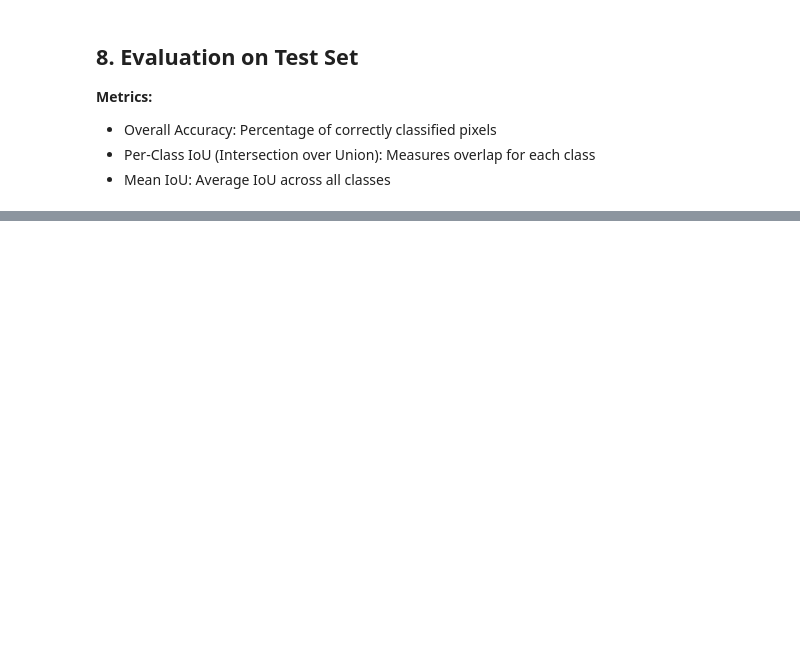
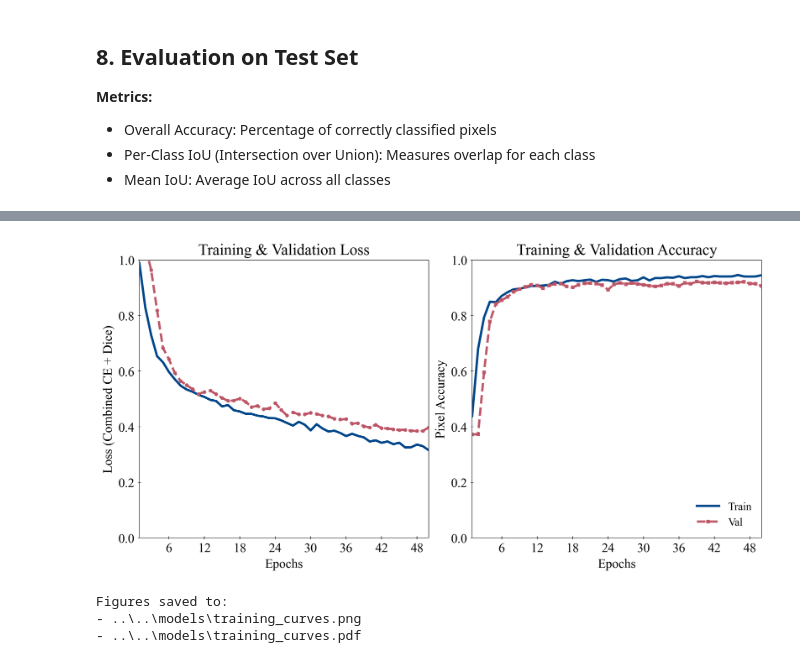
Before and after one commit to chaetries/mmTissueFilter, a Jupyter notebook: notebooks/m11_unet/m11_unet_training.ipynb, the cells around one changed output, grey strips where cells are left out. Saved outputs shown, nothing was run; the diff lists cells and outputs as text; code cells hidden in the pictures; blank space fills up the shorter version.

```diff
--- a/notebooks/m11_unet/m11_unet_training.ipynb
+++ b/notebooks/m11_unet/m11_unet_training.ipynb
@@ -773,98 +773,87 @@ def plot_publication_curves(history_df, output_dir):
         'font.size': 14,
         'axes.labelsize': 14,
         'axes.titlesize': 17,
-        'xtick.labelsize': 14,              # Larger Tick Labels
-        'ytick.labelsize': 14,              # Larger Tick Labels
+        'xtick.labelsize': 14,
+        'ytick.labelsize': 14,
         'legend.fontsize': 12,
         'figure.dpi': 300,
-        'lines.linewidth': 2.5,             # Thicker Lines
-        'axes.grid': False,                 # No Gridlines
+        'lines.linewidth': 2.5,
+        'axes.grid': False,
         'grid.alpha': 0.3,
         'grid.linestyle': '--',
     })
 
-    # Use square figure size
-    fig, (ax1, ax2) = plt.subplots(1, 2, figsize=(10, 10), constrained_layout=True)
-    fig.patch.set_alpha(0.0)  # Transparent figure background
+    # Reduced vertical height
+    fig, (ax1, ax2) = plt.subplots(1, 2, figsize=(10, 5), constrained_layout=True)
+    fig.patch.set_alpha(0.0)
 
-    # Calculate Max Epoch for consistent X-axis limit
     max_epoch = history_df['Epoch'].max()
-    border_width = 0.5  # Much smaller borders
+    border_width = 0.5
 
     for ax in [ax1, ax2]:
-        # Make subplot background transparent
         ax.patch.set_alpha(0.0)
 
-        # --- AXIS RANGES & TICKS ---
-        # Set X-axis limit precisely to the last epoch
+        # Axis ranges and ticks
         ax.set_xlim(history_df['Epoch'].min(), max_epoch)
-
-        # Set tick increments (e.g., 0, 6, 12, ...)
         ax.xaxis.set_major_locator(ticker.MultipleLocator(6))
 
-        # --- SMALLER BLACK BORDERS ---
-        ax.spines['bottom'].set_linewidth(border_width)
-        ax.spines['left'].set_linewidth(border_width)
+        # Fix Y-axis range to [0, 1]
+        ax.set_ylim(0, 1)
 
-        ax.spines['bottom'].set_color('black')
-        ax.spines['left'].set_color('black')
+        # Borders on all sides
+        for side in ['bottom', 'left', 'top', 'right']:
+            ax.spines[side].set_linewidth(border_width)
+            ax.spines[side].set_color('black')
+            ax.spines[side].set_visible(True)
 
-        # Remove top and right spines
-        ax.spines['top'].set_visible(False)
-        ax.spines['right'].set_visible(False)
-
-        # --- BLACK TICKS ---
+        # Tick styling
         ax.tick_params(axis='x', colors='black', width=border_width, direction='inout')
         ax.tick_params(axis='y', colors='black', width=border_width, direction='inout')
 
-        # Ensure tick labels are explicitly black
         for label in ax.get_xticklabels() + ax.get_yticklabels():
             label.set_color('black')
 
+    # Plot 1: Loss (no legend here)
+    ax1.plot(history_df['Epoch'], history_df['Train Loss'],
+             color='#004488', linestyle='-', label='Train')
 
-    # === PLOT 1: LOSS ===
-    ax1.plot(history_df['Epoch'], history_df['Train Loss'],
-             color='#004488', linestyle='-', label='Train Loss')
     ax1.plot(history_df['Epoch'], history_df['Val Loss'],
-             color='#BB5566', linestyle='--', marker='o', markersize=3, label='Val Loss')
-
-    # Highlight Best Epoch (Min Val Loss)
-    best_loss_idx = history_df['Val Loss'].idxmin()
-    best_epoch = history_df.loc[best_loss_idx, 'Epoch']
-
-    ax1.axvline(x=best_epoch, color='gray', linestyle=':', alpha=0.6)
-    ax1.text(best_epoch, ax1.get_ylim()[1] * 0.95, f' Best\n (Ep {best_epoch})',
-             ha='center', va='top', fontsize=11, color='gray')
+             color='#BB5566', linestyle='--', marker='o', markersize=3, label='Val')
 
     ax1.set_xlabel('Epochs')
     ax1.set_ylabel('Loss (Combined CE + Dice)')
     ax1.set_title('Training & Validation Loss')
-    ax1.legend(frameon=False)
 
+    # Plot 2: Accuracy (only legend here)
+    ax2.plot(history_df['Epoch'], history_df['Train Acc'],
+             color='#004488', linestyle='-', label='Train')
 
-    # === PLOT 2: ACCURACY ===
-    ax2.plot(history_df['Epoch'], history_df['Train Acc'],
-             color='#004488', linestyle='-', label='Train Acc')
     ax2.plot(history_df['Epoch'], history_df['Val Acc'],
-             color='#BB5566', linestyle='--', marker='s', markersize=3, label='Val Acc')
+             color='#BB5566', linestyle='--', marker='s', markersize=3, label='Val')
 
     ax2.set_xlabel('Epochs')
     ax2.set_ylabel('Pixel Accuracy')
     ax2.set_title('Training & Validation Accuracy')
     ax2.legend(frameon=False, loc='lower right')
 
     # Save with transparent background
     save_path = output_dir / 'training_curves.png'
     save_path_pdf = output_dir / 'training_curves.pdf'
 
     plt.savefig(save_path, dpi=300, bbox_inches='tight', transparent=True)
     plt.savefig(save_path_pdf, format='pdf', bbox_inches='tight', transparent=True)
     plt.show()
+
     print(f"Figures saved to:\n- {save_path}\n- {save_path_pdf}")
 
 
-# Check if history_df exists (from previous block)
+# Check if history_df exists
 if 'history_df' in locals():
     plot_publication_curves(history_df, Config.OUTPUT_DIR)
 else:
     print("Error: history_df not found. Please run the training loop block first.")
+# %% [output]
+[figure, added]
+Figures saved to:
+- ..\..\models\training_curves.png
+- ..\..\models\training_curves.pdf
```
Also changed, not shown: parts of 3 cells of this notebook.
